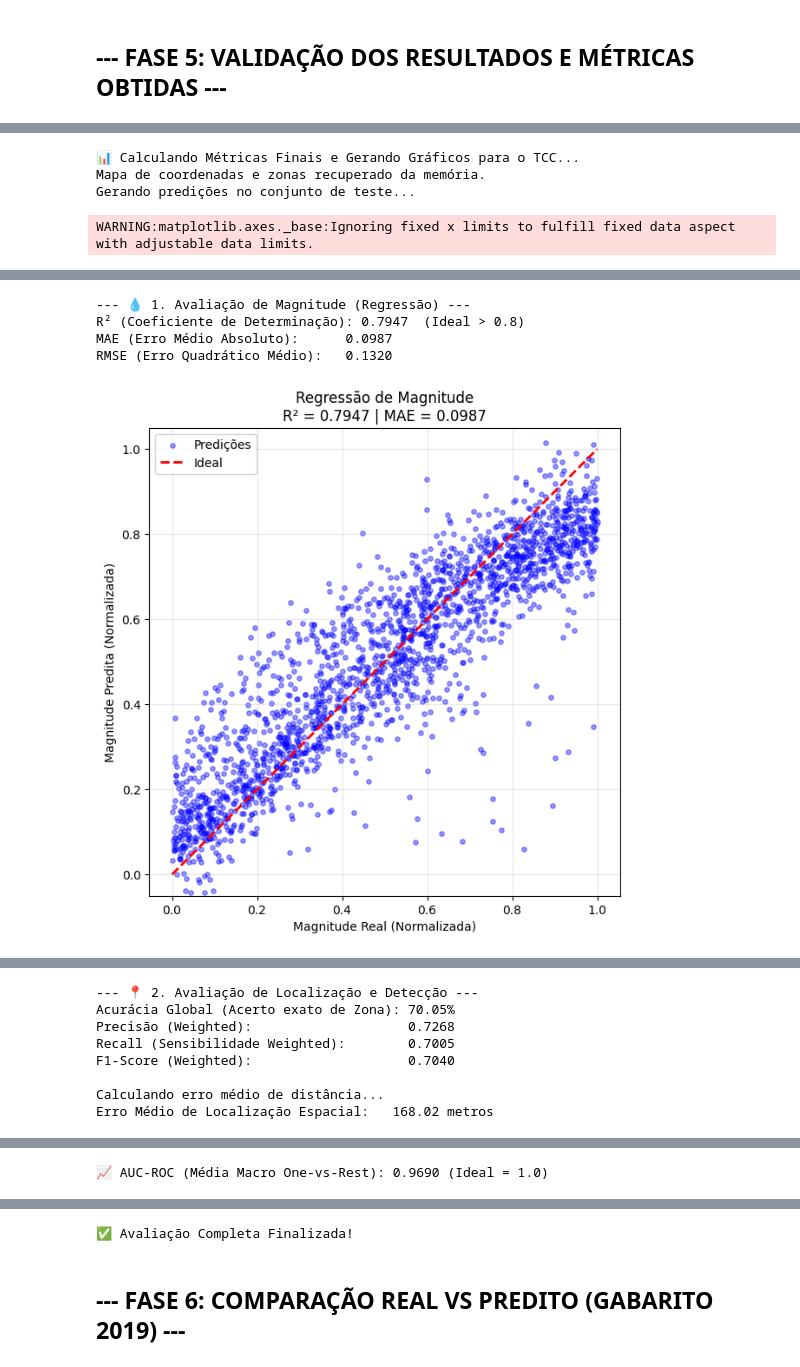
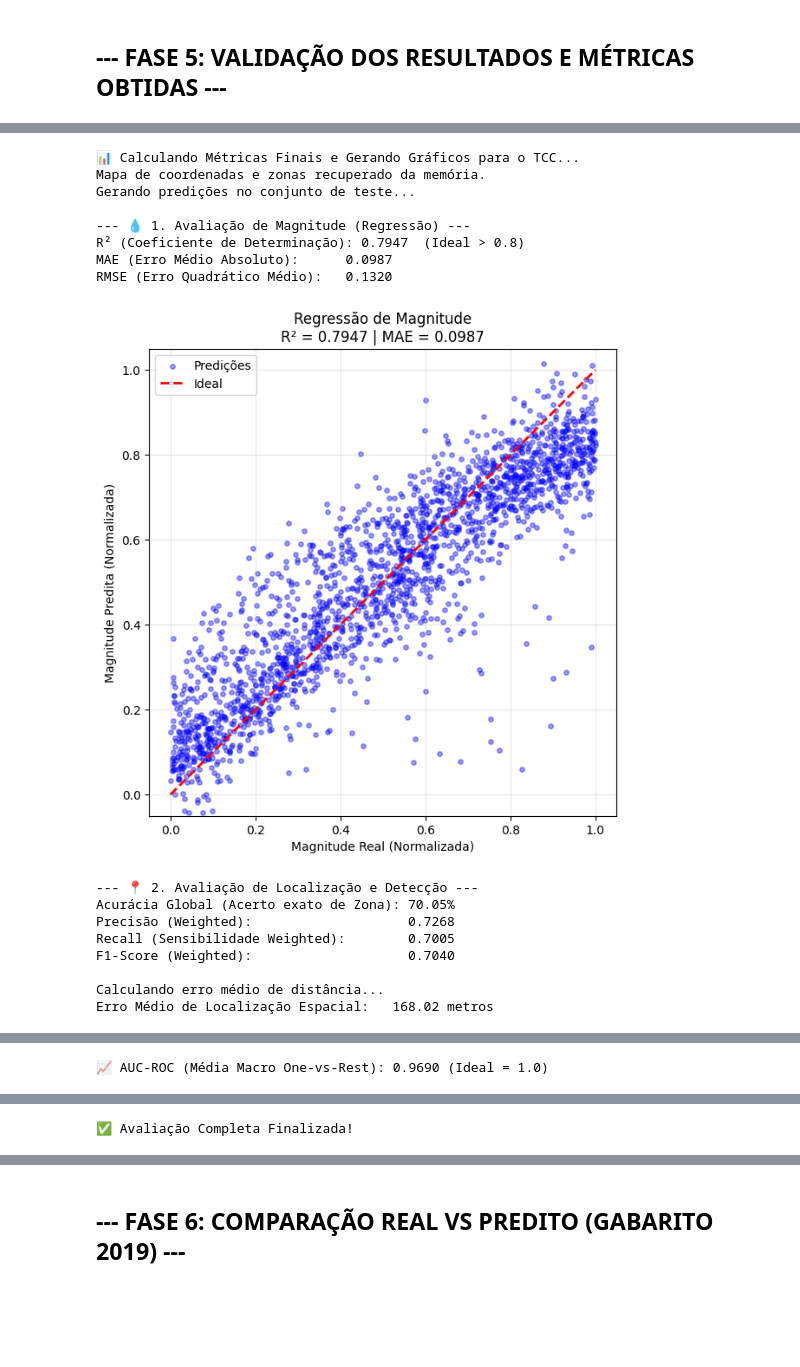
Before and after one commit to anacporto/tcc_mba_dsa, a Jupyter notebook: TCC_DSA_v1.0.ipynb, the cells around one changed output, grey strips where cells are left out. Cells and saved outputs as stored; diff of their text form; code cells hidden in the pictures; blank space fills up the shorter version.

```diff
--- a/TCC_DSA_v1.0.ipynb
+++ b/TCC_DSA_v1.0.ipynb
@@ -561,17 +561,17 @@ print(f"MAE (Erro Médio Absoluto):      {mae:.4f}")
 print(f"RMSE (Erro Quadrático Médio):   {rmse:.4f}")
 
 # GRÁFICO 1: DISPERSÃO
-plt.figure(figsize=(7, 7))
-plt.scatter(y_mag_test, pred_mag, alpha=0.4, color='blue', s=15, label='Predições')
-plt.plot([0, 1], [0, 1], 'r--', lw=2, label='Ideal')
-plt.xlabel('Magnitude Real (Normalizada)')
-plt.ylabel('Magnitude Predita (Normalizada)')
-plt.title(f'Regressão de Magnitude\nR² = {r2:.4f} | MAE = {mae:.4f}')
-plt.legend()
-plt.grid(True, alpha=0.3)
-plt.axis('equal')
-plt.xlim(-0.05, 1.05)
-plt.ylim(-0.05, 1.05)
+fig, ax = plt.subplots(figsize=(7, 7))
+ax.scatter(y_mag_test, pred_mag, alpha=0.4, color='blue', s=15, label='Predições')
+ax.plot([0, 1], [0, 1], 'r--', lw=2, label='Ideal')
+ax.set_xlabel('Magnitude Real (Normalizada)')
+ax.set_ylabel('Magnitude Predita (Normalizada)')
+ax.set_title(f'Regressão de Magnitude\nR² = {r2:.4f} | MAE = {mae:.4f}')
+ax.legend()
+ax.grid(True, alpha=0.3)
+ax.set_xlim(-0.05, 1.05)
+ax.set_ylim(-0.05, 1.05)
+ax.set_aspect('equal', adjustable='box')   # <- substitui plt.axis('equal')
 plt.show()
 
 print("\n--- 📍 2. Avaliação de Localização e Detecção ---")
@@ -627,31 +627,44 @@ try:
     for i in range(NUM_ZONAS):
         fpr[i], tpr[i], _ = roc_curve(y_test_bin[:, i], pred_probs[:, i])
         roc_auc[i] = auc(fpr[i], tpr[i])
 
     all_fpr = np.unique(np.concatenate([fpr[i] for i in range(NUM_ZONAS)]))
     mean_tpr = np.zeros_like(all_fpr)
     for i in range(NUM_ZONAS):
         mean_tpr += np.interp(all_fpr, fpr[i], tpr[i])
     mean_tpr /= NUM_ZONAS
 
     plt.figure(figsize=(8, 6))
     plt.plot(all_fpr, mean_tpr, label=f'Média Macro ROC (AUC = {auc_score:.4f})', color='navy', linestyle=':', linewidth=4)
     plt.plot([0, 1], [0, 1], 'k--', lw=2)
     plt.xlim([0.0, 1.0])
     plt.ylim([0.0, 1.05])
     plt.xlabel('Taxa de Falsos Positivos (FPR)')
     plt.ylabel('Taxa de Verdadeiros Positivos (TPR)')
     plt.title('Curva ROC Média (Multiclasse)')
     plt.legend(loc="lower right")
     plt.grid(True, alpha=0.3)
     plt.show()
 
 except Exception as e:
     print(f"Aviso sobre ROC: {e}")
 
 print("\n✅ Avaliação Completa Finalizada!")
 # %% [output]
 📊 Calculando Métricas Finais e Gerando Gráficos para o TCC...
 Mapa de coordenadas e zonas recuperado da memória.
 Gerando predições no conjunto de teste...
+
+--- 💧 1. Avaliação de Magnitude (Regressão) ---
+R² (Coeficiente de Determinação): 0.7947  (Ideal > 0.8)
+MAE (Erro Médio Absoluto):      0.0987
+RMSE (Erro Quadrático Médio):   0.1320
+[figure, new version]
-WARNING:matplotlib.axes._base:Ignoring fixed x limits to fulfill fixed data aspect with adjustable data limits.
+--- 📍 2. Avaliação de Localização e Detecção ---
+Acurácia Global (Acerto exato de Zona): 70.05%
+Precisão (Weighted):                    0.7268
+Recall (Sensibilidade Weighted):        0.7005
+F1-Score (Weighted):                    0.7040
+
+Calculando erro médio de distância...
+Erro Médio de Localização Espacial:   168.02 metros
@@ -658,5 +672 @@ WARNING:matplotlib.axes._base:Ignoring fixed x limits to fulfill fixed data aspe
---- 💧 1. Avaliação de Magnitude (Regressão) ---
-R² (Coeficiente de Determinação): 0.7947  (Ideal > 0.8)
-MAE (Erro Médio Absoluto):      0.0987
-RMSE (Erro Quadrático Médio):   0.1320
+📈 AUC-ROC (Média Macro One-vs-Rest): 0.9690 (Ideal = 1.0)
-[figure, old version]
@@ -663,8 +674 @@ RMSE (Erro Quadrático Médio):   0.1320
---- 📍 2. Avaliação de Localização e Detecção ---
-Acurácia Global (Acerto exato de Zona): 70.05%
-Precisão (Weighted):                    0.7268
-Recall (Sensibilidade Weighted):        0.7005
-F1-Score (Weighted):                    0.7040
-
-Calculando erro médio de distância...
-Erro Médio de Localização Espacial:   168.02 metros
+✅ Avaliação Completa Finalizada!
@@ -672 +674,0 @@ Erro Médio de Localização Espacial:   168.02 metros
-📈 AUC-ROC (Média Macro One-vs-Rest): 0.9690 (Ideal = 1.0)
@@ -674,4 +675,3 @@ Erro Médio de Localização Espacial:   168.02 metros
-✅ Avaliação Completa Finalizada!
 # %% [markdown]
 ## --- FASE 6: COMPARAÇÃO REAL VS PREDITO (GABARITO 2019) ---
 # %%
```
Also changed, not shown: parts of 6 cells of this notebook, 1 other file.
